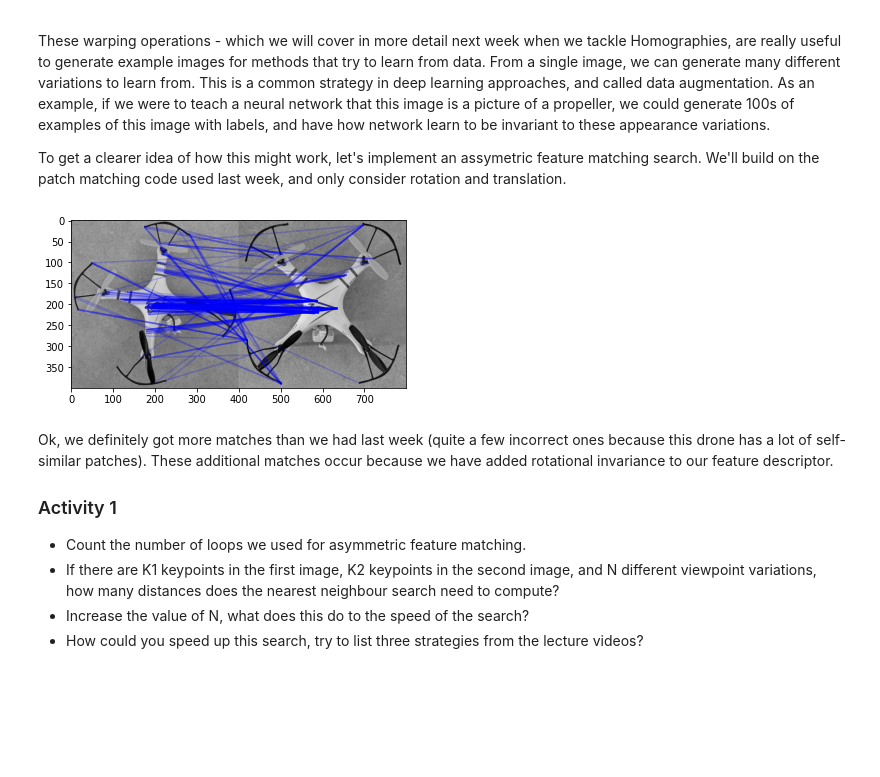
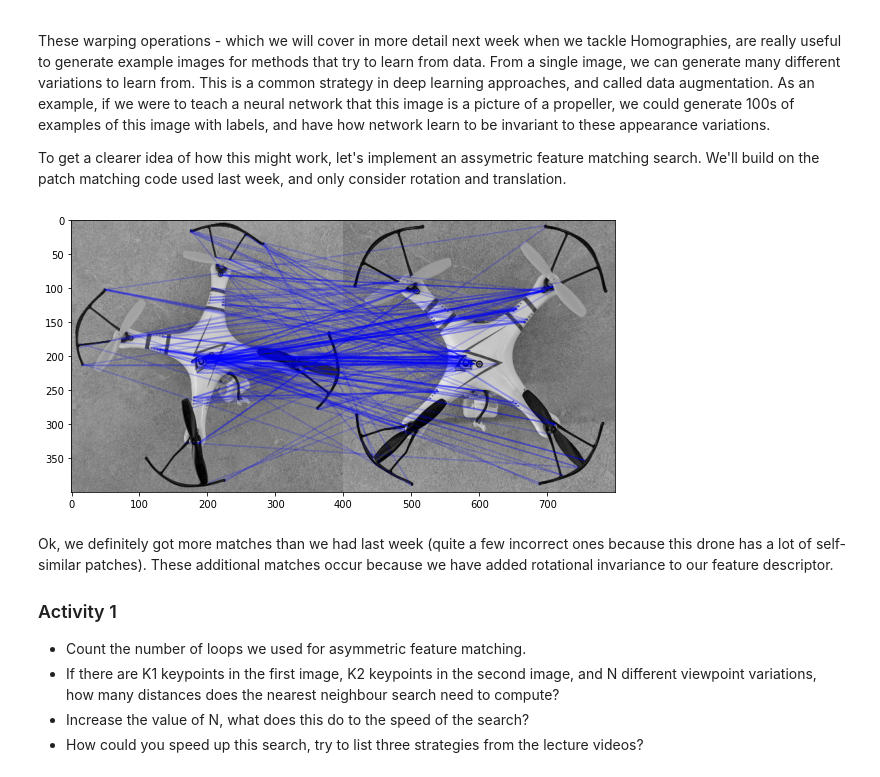
Before and after one commit to mgb45/ECE4076, a Jupyter notebook: Week 3 - Invariances and Trees.ipynb, the cells around one changed output. Saved outputs shown, nothing was run; the diff lists cells and outputs as text; code cells hidden in the pictures; blank space fills up the shorter version.

```diff
--- a/Week 3 - Invariances and Trees.ipynb
+++ b/Week 3 - Invariances and Trees.ipynb
@@ -178,20 +178,22 @@ for j in range(len(kpx_2)):
 # %%
 def plot_matches(kpx_1,kpy_1,kpx_2,kpy_2,jump=100):
     plt.plot([kpy_1,kpy_2+jump],[kpx_1,kpx_2],'b',alpha=0.2)
 
 im_both = np.hstack((im_2,im_1)) # Concatenate images
+
+plt.figure(figsize=(15,5))
 plt.imshow(im_both,cmap='gray')
 for j in range(len(match_idxs)):
     x_2 = kpx_2[j]
     y_2 = kpy_2[j]
 
     x_1 = kpx_1[match_idxs[j]]
     y_1 = kpy_1[match_idxs[j]]
     if match_dists[j] < 0.8*max(match_dists): # Only show matches below some distance threshold
         plot_matches(x_2,y_2,x_1,y_1,jump=im_1.shape[0])
 plt.show()
 # %% [output]
-[figure, old version]
+[figure, new version]
 # %% [markdown]
 Ok, we definitely got more matches than we had last week (quite a few incorrect ones because this drone has a lot of self-similar patches). These additional matches occur because we have added rotational invariance to our feature descriptor.
 
```
Also changed, not shown: parts of 5 cells of this notebook.
